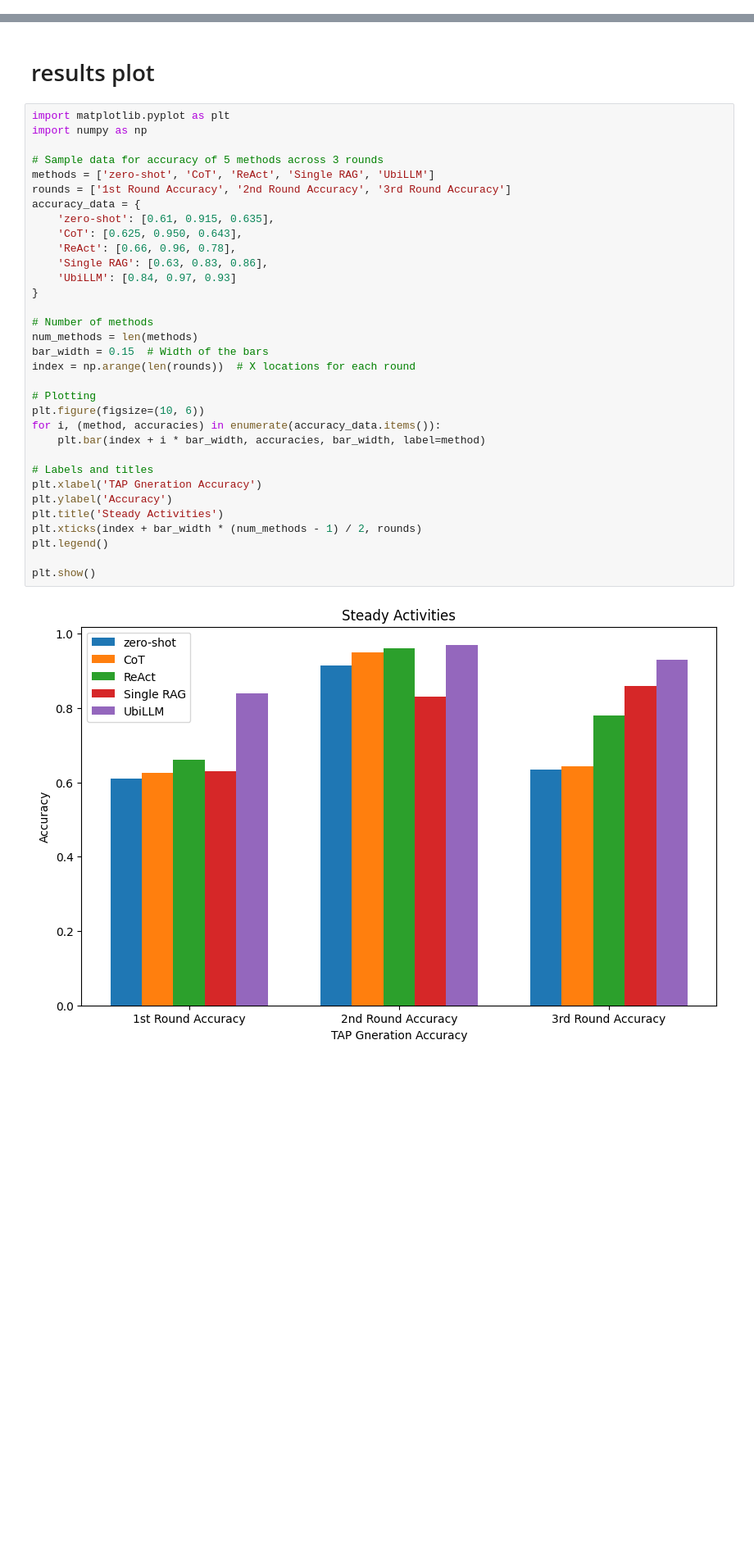
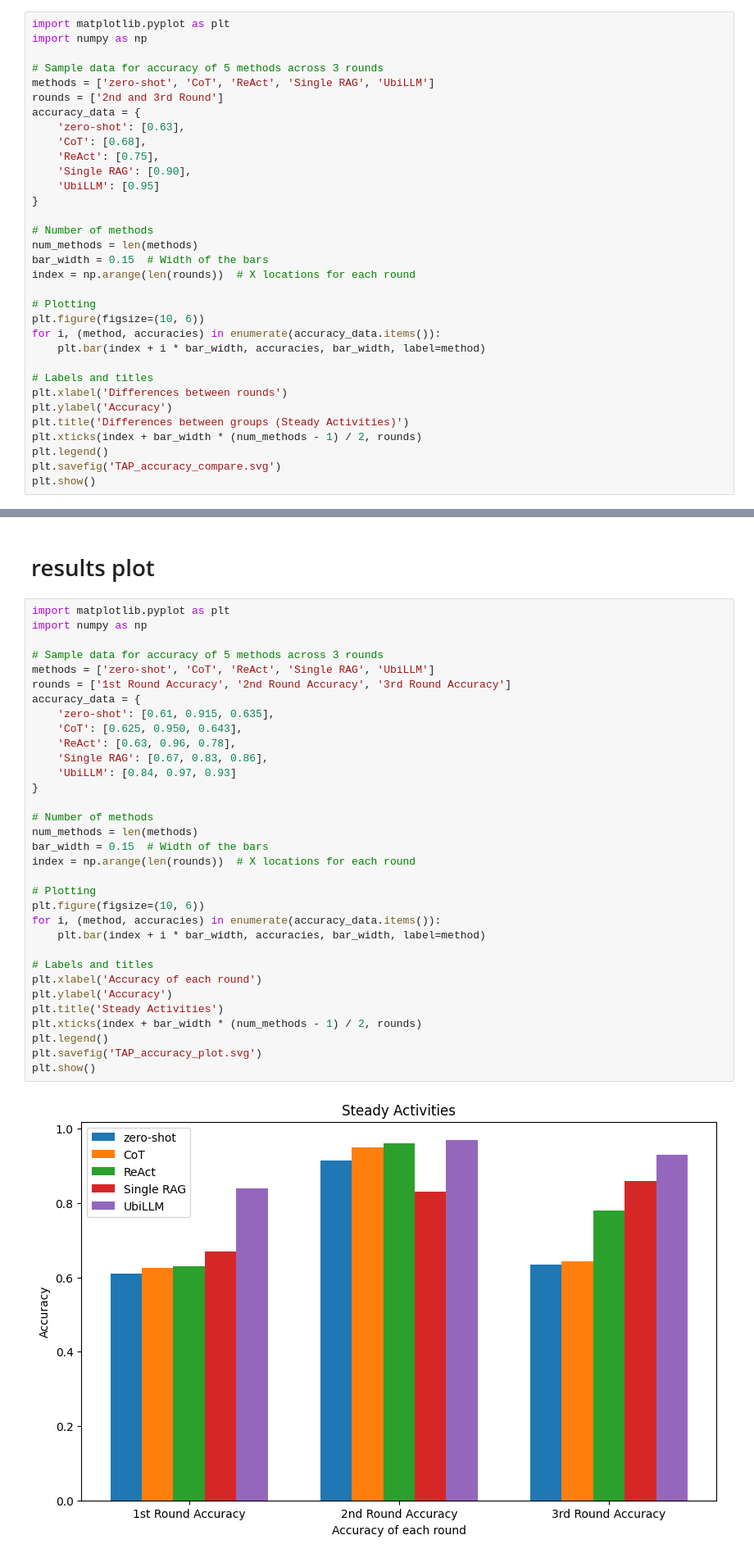
Before and after one commit to Biosheep227/ubihome, a Jupyter notebook: LLM/ubihome_main.ipynb, the cells around one changed output, grey strips where cells are left out. Shown: that part at 82% size. Drawn from its saved outputs; the diff is of its cells as text; blank space fills up the shorter version.

Commit message:
plot

```diff
--- a/LLM/ubihome_main.ipynb
+++ b/LLM/ubihome_main.ipynb
@@ -1062,3 +1214,36 @@ if __name__ == "__main__":
+# %%
+import matplotlib.pyplot as plt
+import numpy as np
+
+# Sample data for accuracy of 5 methods across 3 rounds
+methods = ['zero-shot', 'CoT', 'ReAct', 'Single RAG', 'UbiLLM']
+rounds = ['2nd and 3rd Round']
+accuracy_data = {
+    'zero-shot': [0.63],
+    'CoT': [0.68],
+    'ReAct': [0.75],
+    'Single RAG': [0.90],
+    'UbiLLM': [0.95]
+}
+
+# Number of methods
+num_methods = len(methods)
+bar_width = 0.15  # Width of the bars
+index = np.arange(len(rounds))  # X locations for each round
+
+# Plotting
+plt.figure(figsize=(10, 6))
+for i, (method, accuracies) in enumerate(accuracy_data.items()):
+    plt.bar(index + i * bar_width, accuracies, bar_width, label=method)
+
+# Labels and titles
+plt.xlabel('Differences between rounds')
+plt.ylabel('Accuracy')
+plt.title('Differences between groups (Steady Activities)')
+plt.xticks(index + bar_width * (num_methods - 1) / 2, rounds)
+plt.legend()
+plt.savefig('TAP_accuracy_compare.svg')
+plt.show()
 # %% [markdown]
 =============================================
 # RAG
@@ -1362,35 +1566,35 @@ KeyboardInterrupt:
 # %%
 import matplotlib.pyplot as plt
 import numpy as np
 
 # Sample data for accuracy of 5 methods across 3 rounds
 methods = ['zero-shot', 'CoT', 'ReAct', 'Single RAG', 'UbiLLM']
 rounds = ['1st Round Accuracy', '2nd Round Accuracy', '3rd Round Accuracy']
 accuracy_data = {
     'zero-shot': [0.61, 0.915, 0.635],
     'CoT': [0.625, 0.950, 0.643],
-    'ReAct': [0.66, 0.96, 0.78],
-    'Single RAG': [0.63, 0.83, 0.86],
+    'ReAct': [0.63, 0.96, 0.78],
+    'Single RAG': [0.67, 0.83, 0.86],
     'UbiLLM': [0.84, 0.97, 0.93]
 }
 
 # Number of methods
 num_methods = len(methods)
 bar_width = 0.15  # Width of the bars
 index = np.arange(len(rounds))  # X locations for each round
 
 # Plotting
 plt.figure(figsize=(10, 6))
 for i, (method, accuracies) in enumerate(accuracy_data.items()):
     plt.bar(index + i * bar_width, accuracies, bar_width, label=method)
 
 # Labels and titles
-plt.xlabel('TAP Gneration Accuracy')
+plt.xlabel('Accuracy of each round')
 plt.ylabel('Accuracy')
 plt.title('Steady Activities')
 plt.xticks(index + bar_width * (num_methods - 1) / 2, rounds)
 plt.legend()
-
+plt.savefig('TAP_accuracy_plot.svg')
 plt.show()
 # %% [output]
-[figure, old version]
+[figure, new version]
```
Also changed, not shown: parts of 14 cells of this notebook, 5 other files.
